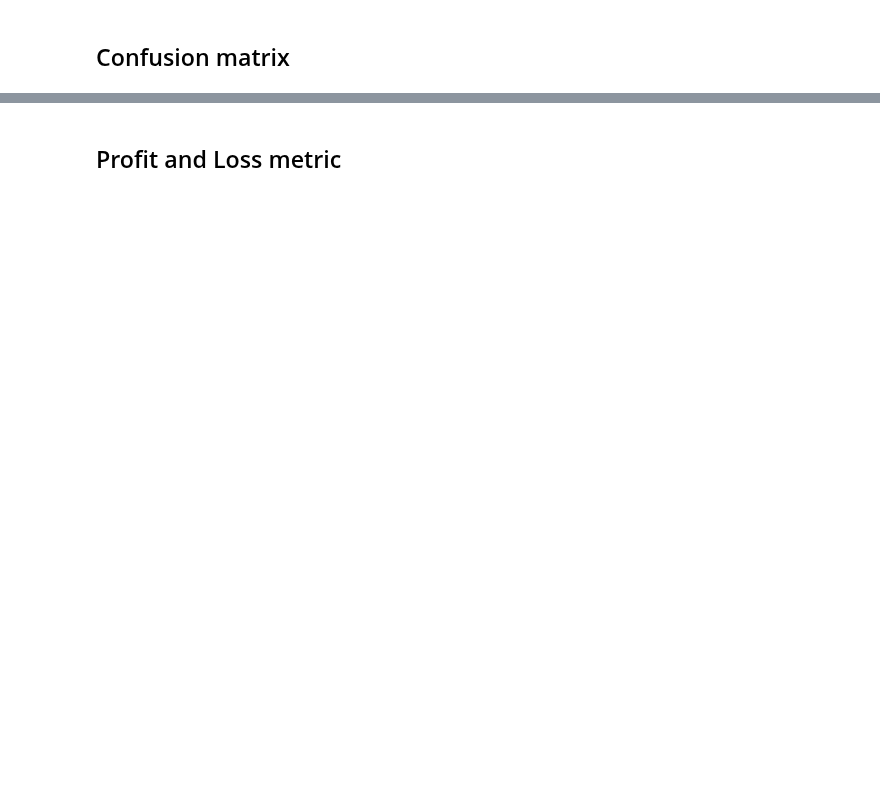
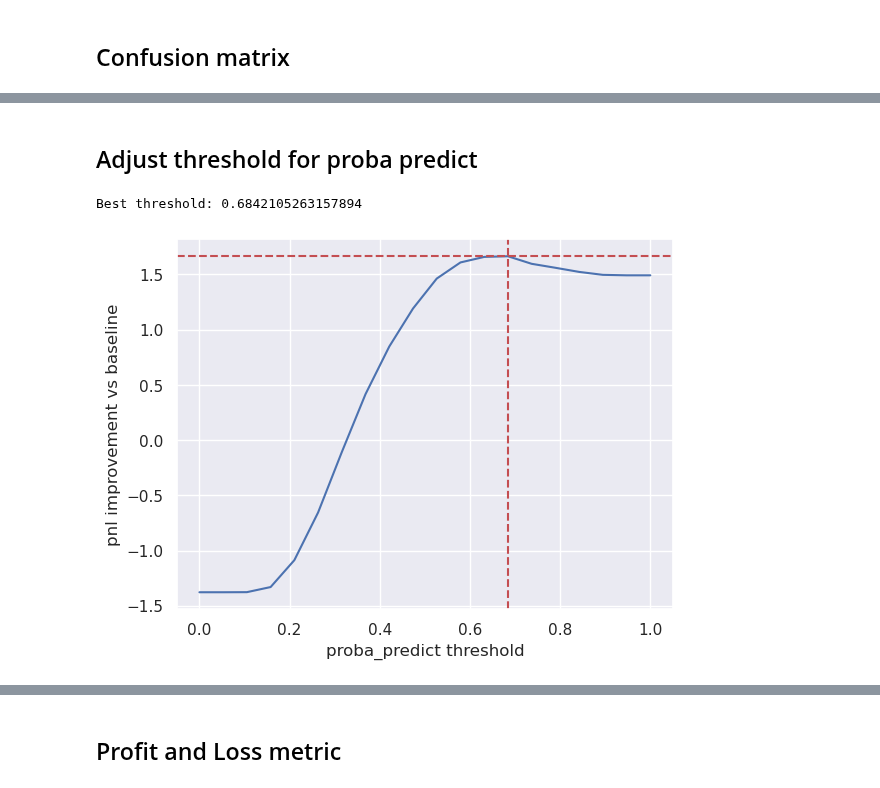
Before and after one commit to carlgennetais/P7_scoring_ML, a Jupyter notebook: notebooks/P7_04_modeling-pipeline.ipynb, the cells around one changed output, grey strips where cells are left out. Drawn from its saved outputs; the diff is of its cells as text; code cells hidden in the pictures; blank space fills up the shorter version.

```diff
--- a/notebooks/P7_04_modeling-pipeline.ipynb
+++ b/notebooks/P7_04_modeling-pipeline.ipynb
@@ -570 +503,25 @@ custom_confusion_matrix_plot(y_test, model["classifier"].classes_, "Perfect")
 [figure]
+# %% [markdown]
+## Adjust threshold for proba predict
+# %%
+# looking for the proba predict threshold generating the maximum revenue
+# make new predictions
+y_pred_proba = (model.predict_proba(X_test))[:, 1]
+res_pnl = pd.Series()
+for threshold in np.linspace(0, 1, 20):
+    y_pred_threshold = (y_pred_proba >= threshold).astype(int)
+    res_pnl.loc[threshold] = pnl_to_baseline(y_test, y_pred_threshold, normalize=True)
+res_pnl.plot()
+plt.xlabel("proba_predict threshold")
+plt.ylabel("pnl improvement vs baseline")
+
+# autoselect and apply best threshold
+best_threshold = res_pnl.idxmax()
+y_pred_w_threshold = (y_pred_proba >= best_threshold).astype(int)
+print(f"Best threshold: {best_threshold}")
+plt.axhline(y=res_pnl.max(), color="r", linestyle="--")
+plt.axvline(x=res_pnl.idxmax(), color="r", linestyle="--")
+plt.plot();
+# %% [output]
+Best threshold: 0.6842105263157894
+[figure, added]
```
Also changed, not shown: parts of 14 cells of this notebook, 1 other file.
